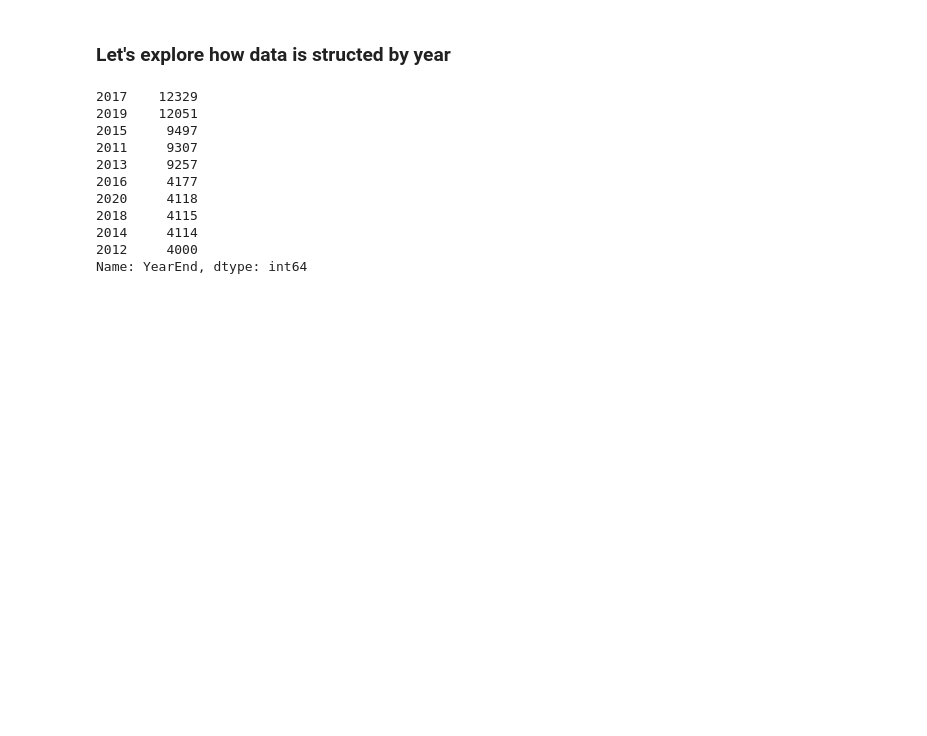
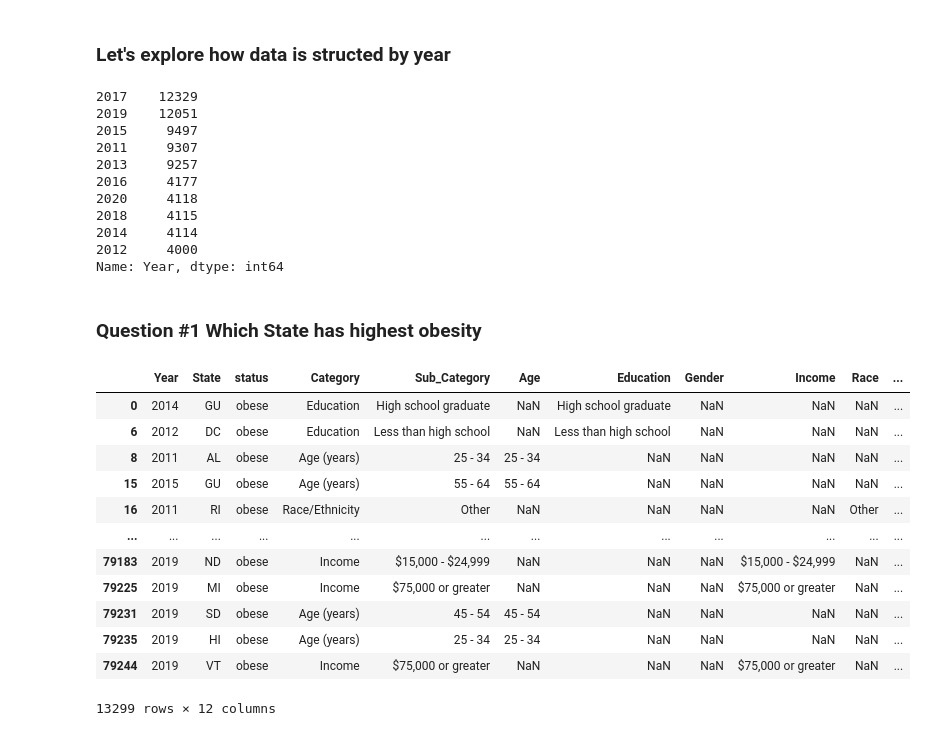
Before and after one commit to nsharma73/python_data_analysis, a Jupyter notebook: Project-Obesity-Analysis.ipynb, the cells around one changed output. Cells and saved outputs as stored; diff of their text form; code cells hidden in the pictures; blank space fills up the shorter version.

```diff
--- a/Project-Obesity-Analysis.ipynb
+++ b/Project-Obesity-Analysis.ipynb
@@ -311,4 +463,4 @@ array(['Guam', 'National', 'Wyoming', 'District of Columbia',
 # %%
-usa_df = df.loc[df['LocationDesc'] == 'National']
-state_df = df.loc[df['LocationDesc'] != 'National']
+us_df = df.loc[df['State_Name'] == 'National']
+st_df = df.loc[df['State_Name'] != 'National']
 # %%
@@ -343,7 +494,7 @@ df.describe(include='all').transpose()
 # %% [markdown]
 ### Let's explore how data is structed by year
 # %%
-print(df.YearEnd.value_counts())
+print(df.Year.value_counts())
 # %% [output]
 2017    12329
 2019    12051
@@ -355,4 +506,6 @@ print(df.YearEnd.value_counts())
 2018     4115
 2014     4114
 2012     4000
-Name: YearEnd, dtype: int64
+Name: Year, dtype: int64
+# %% [markdown]
+### Question #1 Which State has highest obesity
@@ -358,0 +515,21 @@ Name: YearEnd, dtype: int64
+# %%
+st_ob_df = st_df[(st_df['status'] == 'obese')]
+st_ob_df = st_ob_df[['Year', 'State','status','Category','Sub_Category',
+                     'Age','Education','Gender','Income','Race',
+                     'Percent_Adults','Sample_Size']]
+# %%
+st_ob_df
+# %% [output]
+|  | Year | State | status | Category | Sub_Category | Age | Education | Gender | Income | Race | ... |
+| 0 | 2014 | GU | obese | Education | High school graduate | NaN | High school graduate | NaN | NaN | NaN | ... |
+| 6 | 2012 | DC | obese | Education | Less than high school | NaN | Less than high school | NaN | NaN | NaN | ... |
+| 8 | 2011 | AL | obese | Age (years) | 25 - 34 | 25 - 34 | NaN | NaN | NaN | NaN | ... |
+| 15 | 2015 | GU | obese | Age (years) | 55 - 64 | 55 - 64 | NaN | NaN | NaN | NaN | ... |
+| 16 | 2011 | RI | obese | Race/Ethnicity | Other | NaN | NaN | NaN | NaN | Other | ... |
+| ... | ... | ... | ... | ... | ... | ... | ... | ... | ... | ... | ... |
+| 79183 | 2019 | ND | obese | Income | $15,000 - $24,999 | NaN | NaN | NaN | $15,000 - $24,999 | NaN | ... |
+| 79225 | 2019 | MI | obese | Income | $75,000 or greater | NaN | NaN | NaN | $75,000 or greater | NaN | ... |
+| 79231 | 2019 | SD | obese | Age (years) | 45 - 54 | 45 - 54 | NaN | NaN | NaN | NaN | ... |
+| 79235 | 2019 | HI | obese | Age (years) | 25 - 34 | 25 - 34 | NaN | NaN | NaN | NaN | ... |
+| 79244 | 2019 | VT | obese | Income | $75,000 or greater | NaN | NaN | NaN | $75,000 or greater | NaN | ... |
+13299 rows × 12 columns
```
Also changed, not shown: parts of 31 cells of this notebook.
